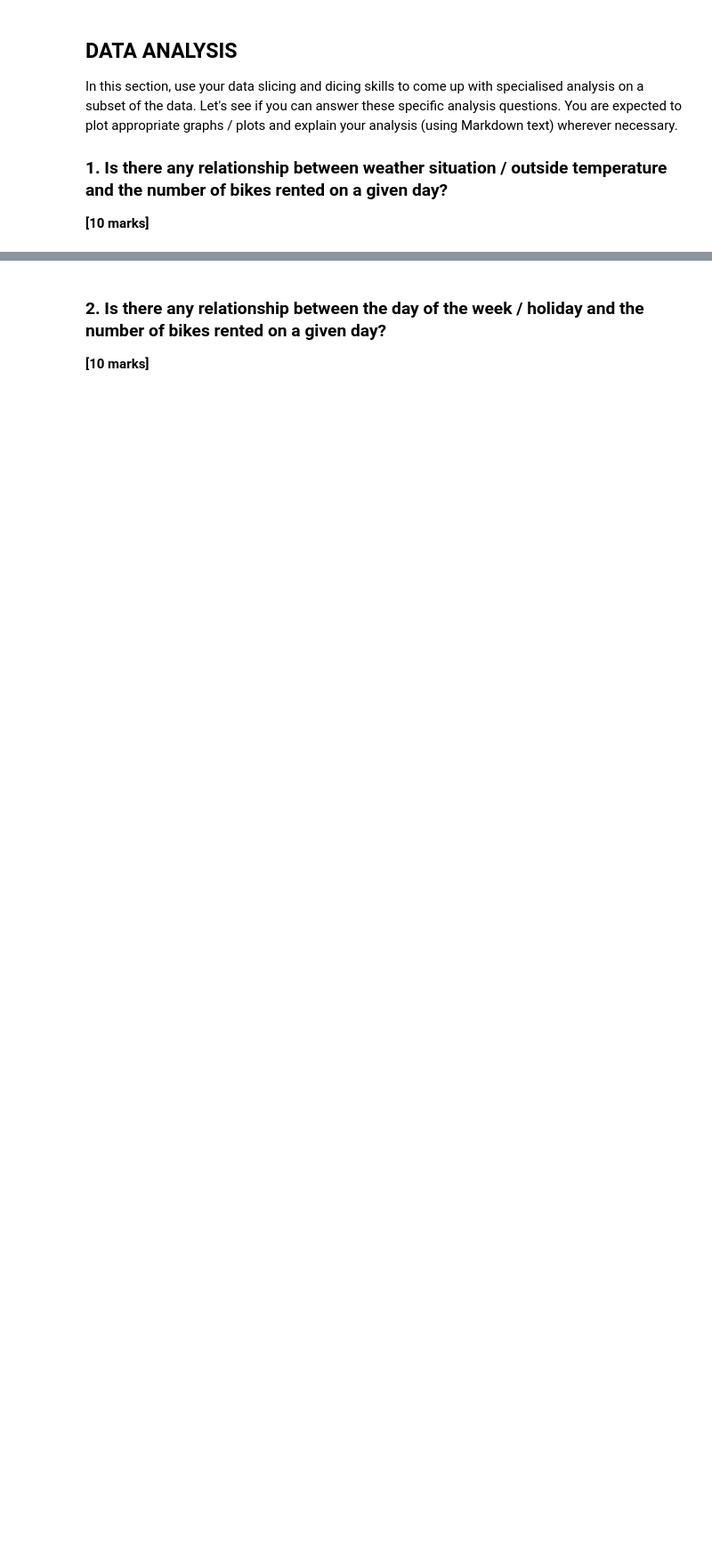
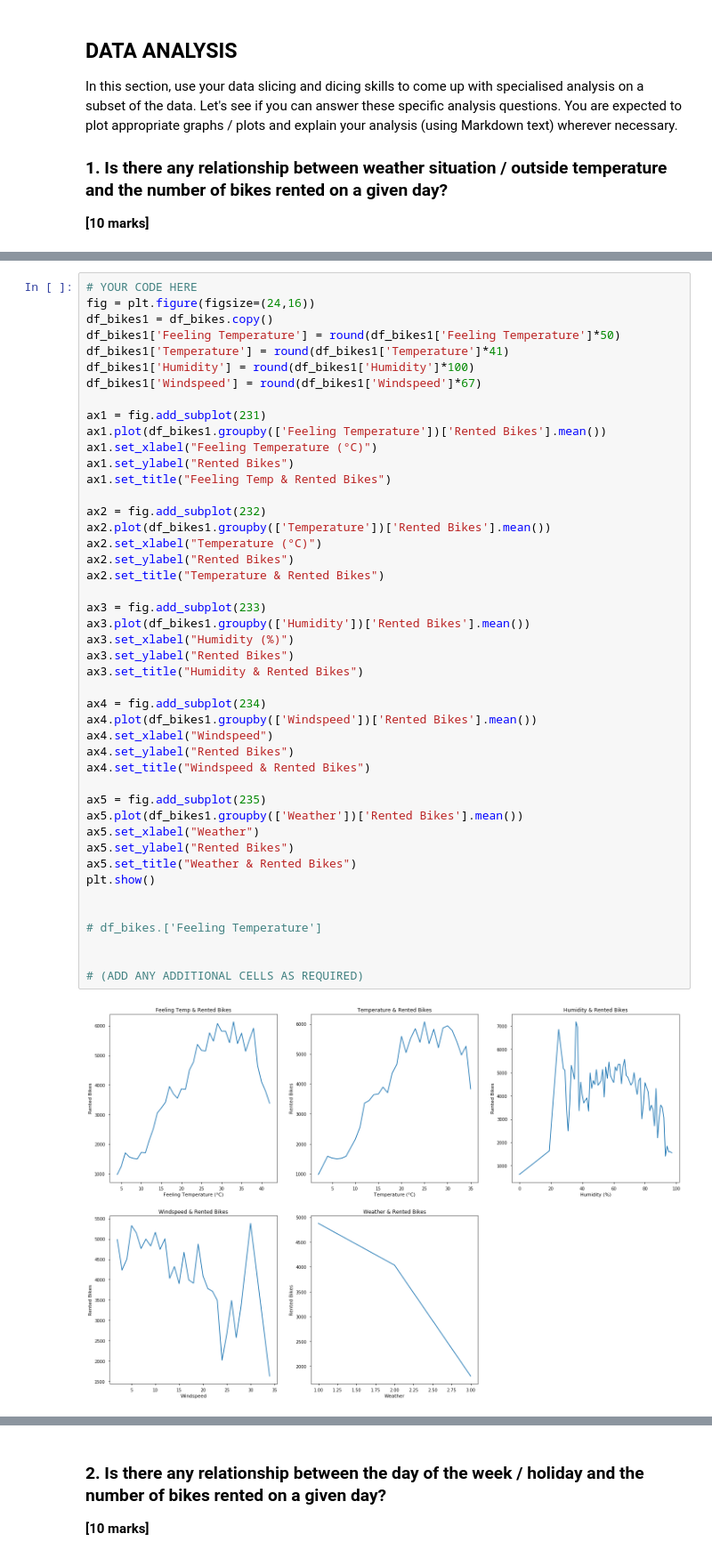
Before and after one commit to DannyFirmin/BikeShare-LinearRegression, a Jupyter notebook: Assignment-1.ipynb, the cells around one changed output, grey strips where cells are left out. Shown at 89% size. Saved outputs shown, nothing was run; the diff lists cells and outputs as text; blank space fills up the shorter version.

```diff
--- a/Assignment-1.ipynb
+++ b/Assignment-1.ipynb
@@ -265,0 +192,47 @@ In this section, use your data slicing and dicing skills to come up with special
+# %%
+# YOUR CODE HERE
+fig = plt.figure(figsize=(24,16))
+df_bikes1 = df_bikes.copy()
+df_bikes1['Feeling Temperature'] = round(df_bikes1['Feeling Temperature']*50)
+df_bikes1['Temperature'] = round(df_bikes1['Temperature']*41)
+df_bikes1['Humidity'] = round(df_bikes1['Humidity']*100)
+df_bikes1['Windspeed'] = round(df_bikes1['Windspeed']*67)
+
+ax1 = fig.add_subplot(231)
+ax1.plot(df_bikes1.groupby(['Feeling Temperature'])['Rented Bikes'].mean())
+ax1.set_xlabel("Feeling Temperature (°C)")
+ax1.set_ylabel("Rented Bikes")
+ax1.set_title("Feeling Temp & Rented Bikes")
+
+ax2 = fig.add_subplot(232)
+ax2.plot(df_bikes1.groupby(['Temperature'])['Rented Bikes'].mean())
+ax2.set_xlabel("Temperature (°C)")
+ax2.set_ylabel("Rented Bikes")
+ax2.set_title("Temperature & Rented Bikes")
+
+ax3 = fig.add_subplot(233)
+ax3.plot(df_bikes1.groupby(['Humidity'])['Rented Bikes'].mean())
+ax3.set_xlabel("Humidity (%)")
+ax3.set_ylabel("Rented Bikes")
+ax3.set_title("Humidity & Rented Bikes")
+
+ax4 = fig.add_subplot(234)
+ax4.plot(df_bikes1.groupby(['Windspeed'])['Rented Bikes'].mean())
+ax4.set_xlabel("Windspeed")
+ax4.set_ylabel("Rented Bikes")
+ax4.set_title("Windspeed & Rented Bikes")
+
+ax5 = fig.add_subplot(235)
+ax5.plot(df_bikes1.groupby(['Weather'])['Rented Bikes'].mean())
+ax5.set_xlabel("Weather")
+ax5.set_ylabel("Rented Bikes")
+ax5.set_title("Weather & Rented Bikes")
+plt.show()
+
+
+# df_bikes.['Feeling Temperature']
+
+
+# (ADD ANY ADDITIONAL CELLS AS REQUIRED)
+# %% [output]
+[figure, added]
```
Also changed, not shown: parts of 18 cells of this notebook.
